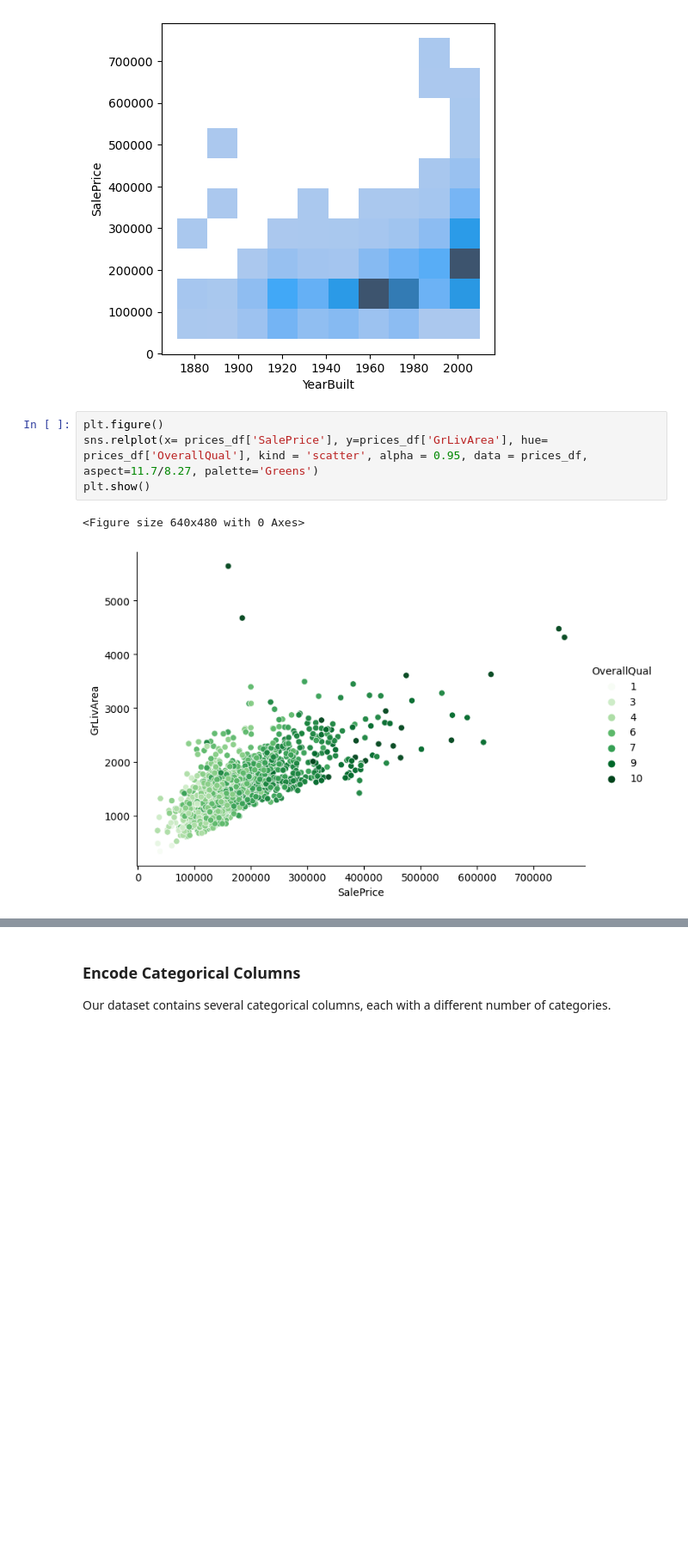
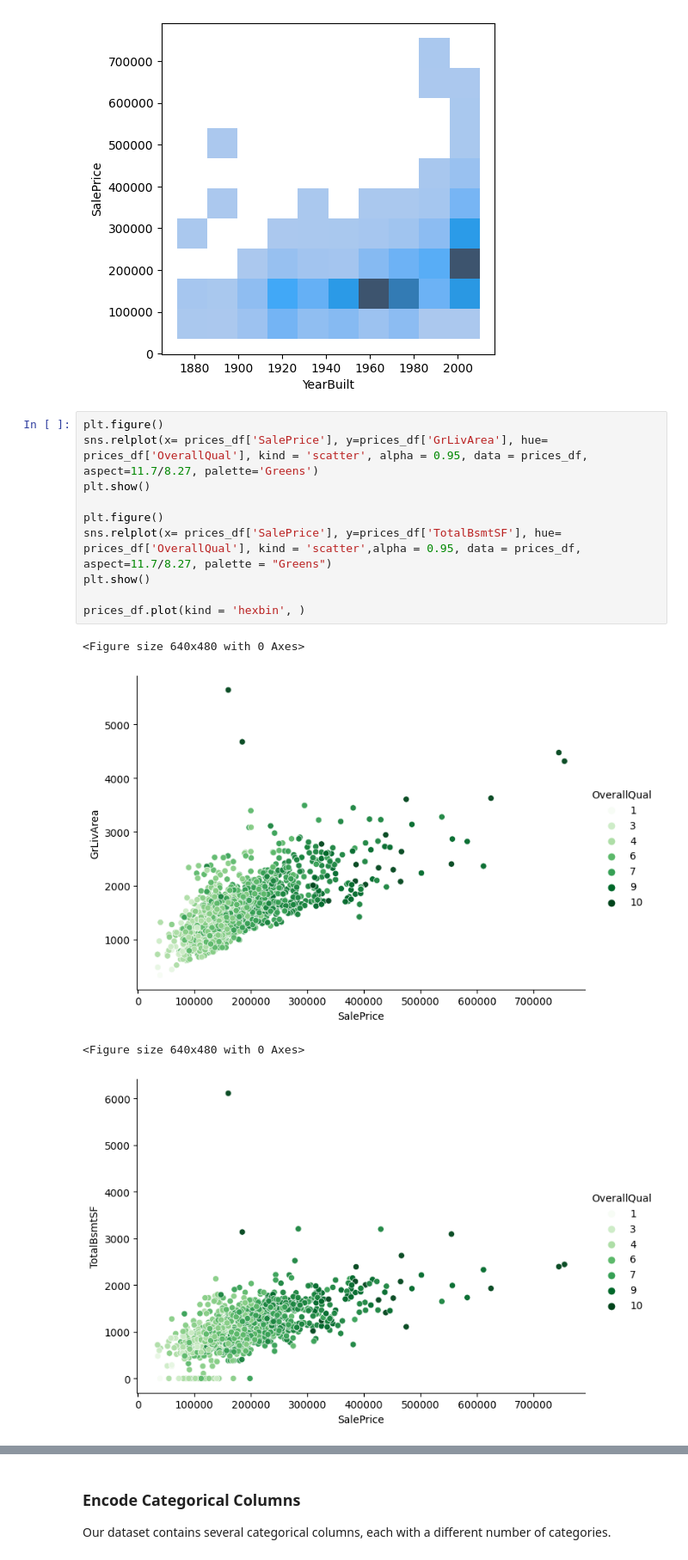
Before and after one commit to Fyn2a/test-repo, a Jupyter notebook: python-ML-assignment_Revision.ipynb, the cells around one changed output, grey strips where cells are left out. Shown at 86% size. Cells and saved outputs as stored; diff of their text form; blank space fills up the shorter version.

```diff
--- a/python-ML-assignment_Revision.ipynb
+++ b/python-ML-assignment_Revision.ipynb
@@ -395,7 +395,15 @@ plt.show()
 # %%
 plt.figure()
 sns.relplot(x= prices_df['SalePrice'], y=prices_df['GrLivArea'], hue= prices_df['OverallQual'], kind = 'scatter', alpha = 0.95, data = prices_df, aspect=11.7/8.27, palette='Greens')
 plt.show()
+
+plt.figure()
+sns.relplot(x= prices_df['SalePrice'], y=prices_df['TotalBsmtSF'], hue= prices_df['OverallQual'], kind = 'scatter',alpha = 0.95, data = prices_df, aspect=11.7/8.27, palette = "Greens")
+plt.show()
+
+prices_df.plot(kind = 'hexbin', )
 # %% [output]
 <Figure size 640x480 with 0 Axes>
 [figure]
+<Figure size 640x480 with 0 Axes>
+[figure, added]
```
Also changed, not shown: parts of 2 cells of this notebook.
